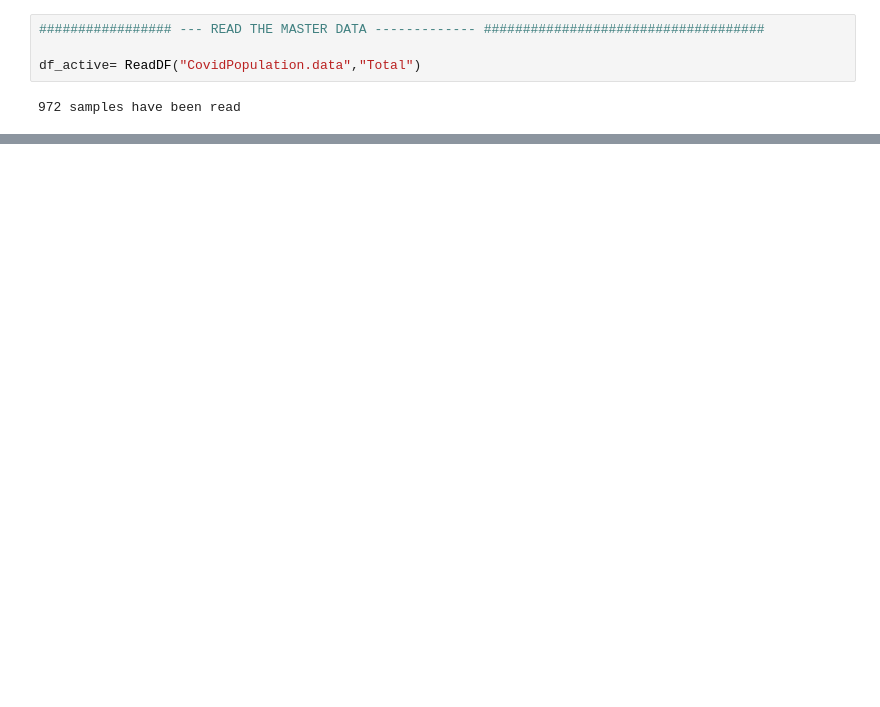
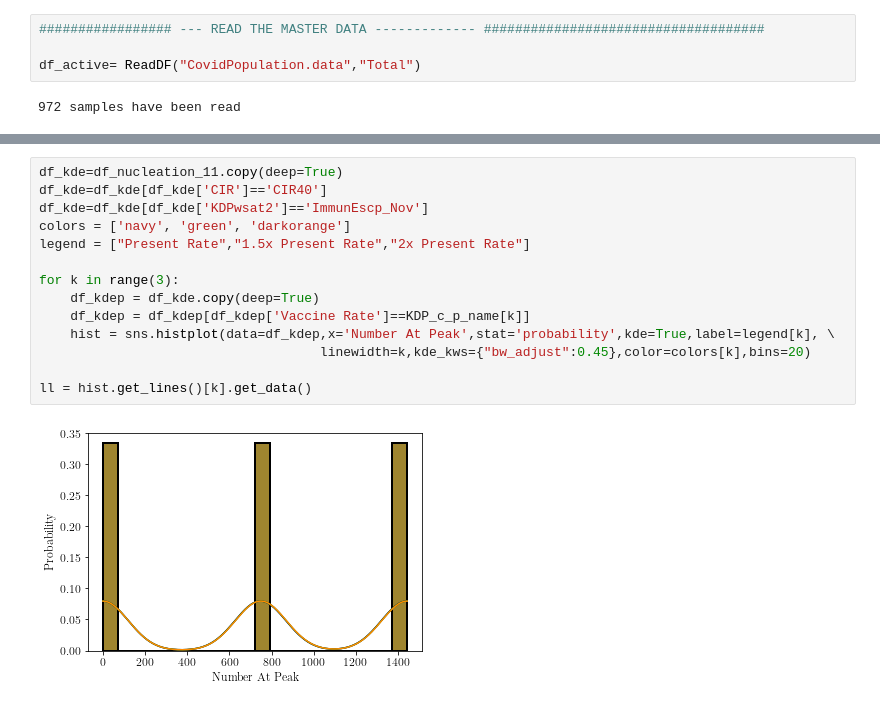
Before and after one commit to thivinanandh/covidPlotWave3, a Jupyter notebook: Thivin.ipynb, the cells around one changed output, grey strips where cells are left out. Drawn from its saved outputs; the diff is of its cells as text; blank space fills up the shorter version.

```diff
--- a/Thivin.ipynb
+++ b/Thivin.ipynb
@@ -324 +938,17 @@ def GenerateData(df_active,YColumn,Bandwidth,N_bins,LinePLotVals_Cases,LinePLotX
+# %%
+df_kde=df_nucleation_11.copy(deep=True)
+df_kde=df_kde[df_kde['CIR']=='CIR40']
+df_kde=df_kde[df_kde['KDPwsat2']=='ImmunEscp_Nov']
+colors = ['navy', 'green', 'darkorange']
+legend = ["Present Rate","1.5x Present Rate","2x Present Rate"]
+
+for k in range(3):
+    df_kdep = df_kde.copy(deep=True)
+    df_kdep = df_kdep[df_kdep['Vaccine Rate']==KDP_c_p_name[k]]
+    hist = sns.histplot(data=df_kdep,x='Number At Peak',stat='probability',kde=True,label=legend[k], \
+                                    linewidth=k,kde_kws={"bw_adjust":0.45},color=colors[k],bins=20)
+
+ll = hist.get_lines()[k].get_data()
+# %% [output]
+[figure, added]
 # %%
```
Also changed, not shown: parts of 21 cells of this notebook, 3 other files.
